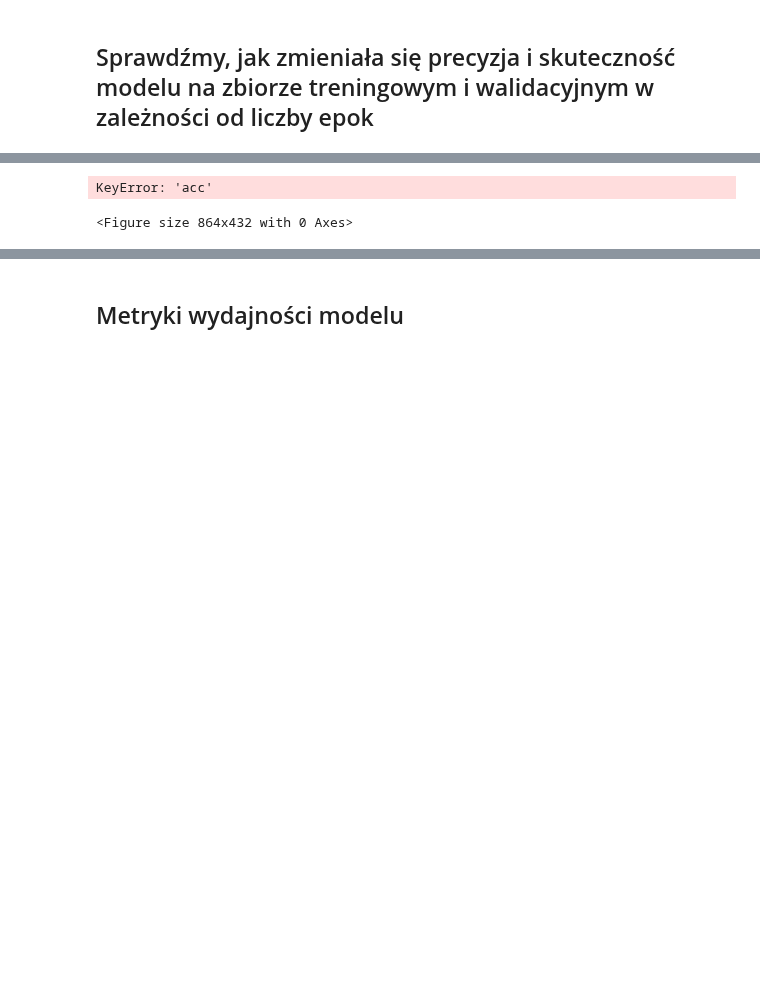
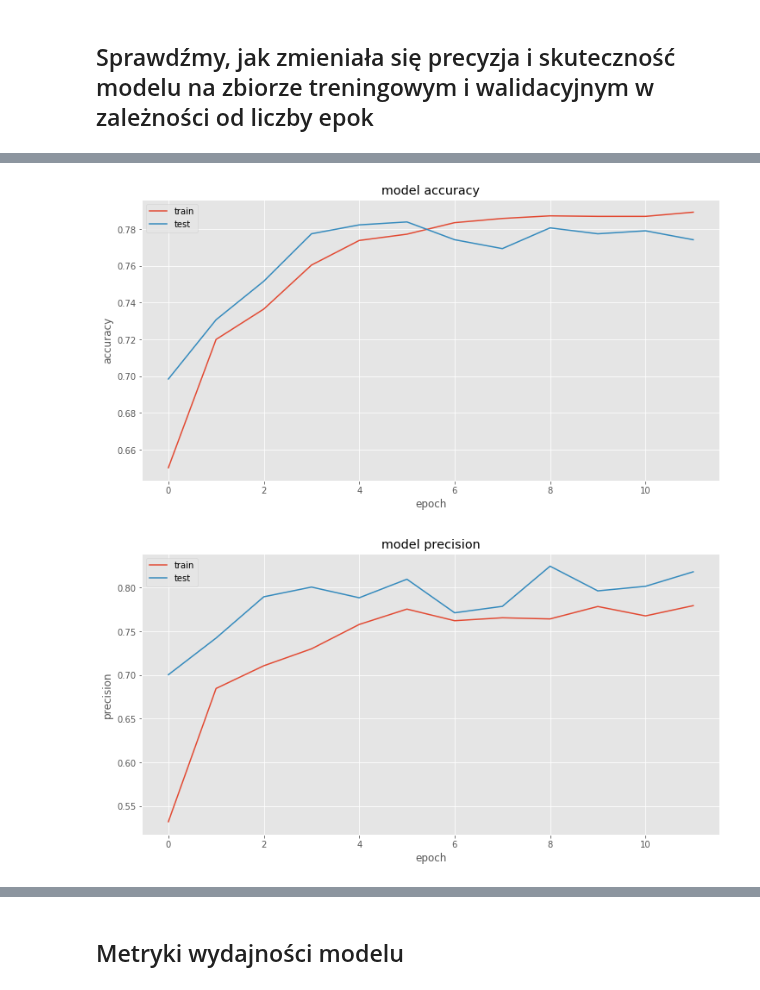
Before and after one commit to Dalthirr/NeuralNetworks, a Jupyter notebook: models_script/model_3.ipynb, the cells around one changed output, grey strips where cells are left out. Drawn from its saved outputs; the diff is of its cells as text; code cells hidden in the pictures; blank space fills up the shorter version.

```diff
--- a/models_script/model_3.ipynb
+++ b/models_script/model_3.ipynb
@@ -153,24 +176,24 @@ IFrame(plot_fn, width=900, height=700)
 # %%
 plt.style.use('ggplot')
 plt.figure(figsize = (12,6))
-plt.plot(history.history['acc'])
-plt.plot(history.history['val_acc'])
+plt.plot(history.history['accuracy'])
+plt.plot(history.history['val_accuracy'])
 plt.title('model accuracy')
 plt.ylabel('accuracy')
 plt.xlabel('epoch')
 plt.legend(['train', 'test'], loc='upper left')
 plt.show()
 plt.figure(figsize = (12,6))
 plt.plot(history.history['precision'])
 plt.plot(history.history['val_precision'])
 plt.title('model precision')
 plt.ylabel('precision')
 plt.xlabel('epoch')
 plt.legend(['train', 'test'], loc='upper left')
 plt.show()
 # %% [output]
-KeyError: 'acc'
-<Figure size 864x432 with 0 Axes>
+[figure, added]
+[figure, added]
 # %%
 plt.style.use('ggplot')
 plt.figure(figsize = (12,6))
```
Also changed, not shown: parts of 6 cells of this notebook, 2 other files.
